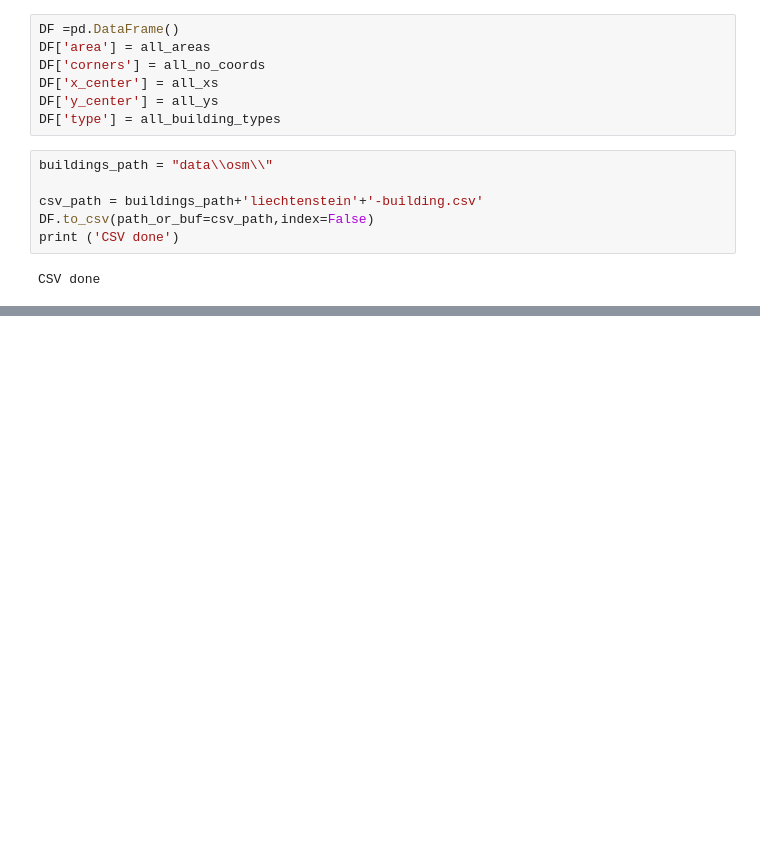
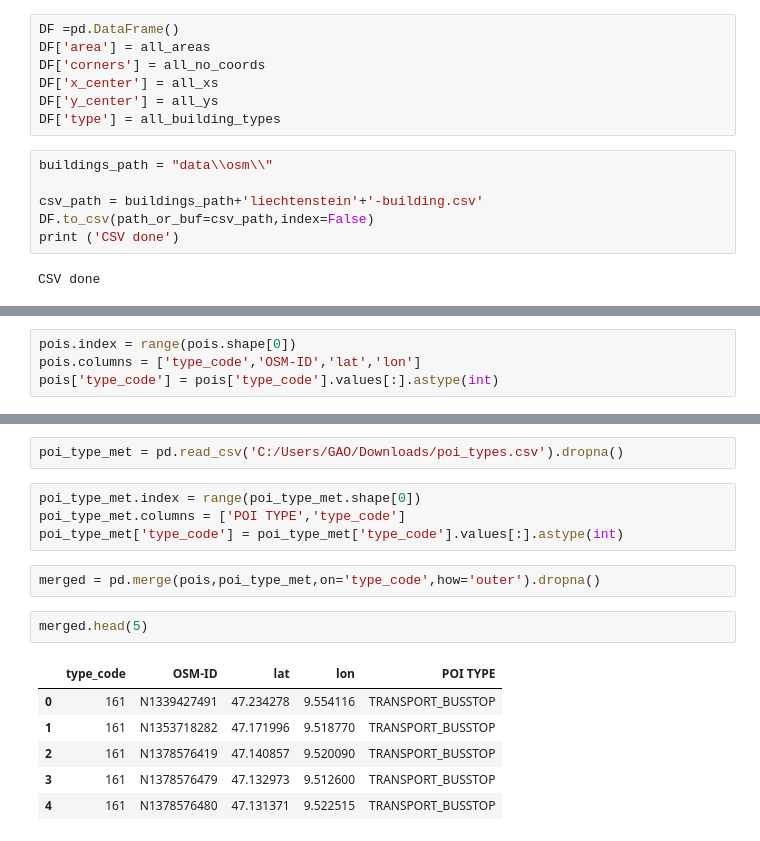
Before and after one commit to GAnagno/Social-Web, a Jupyter notebook: OSM.ipynb, the cells around one changed output, grey strips where cells are left out. Cells and saved outputs as stored; diff of their text form; blank space fills up the shorter version.

```diff
--- a/OSM.ipynb
+++ b/OSM.ipynb
@@ -127,0 +139,4 @@ CSV done
+# %%
+pois.index = range(pois.shape[0])
+pois.columns = ['type_code','OSM-ID','lat','lon']
+pois['type_code'] = pois['type_code'].values[:].astype(int)
@@ -127,0 +152,17 @@ CSV done
+# %%
+poi_type_met = pd.read_csv('C:/Users/GAO/Downloads/poi_types.csv').dropna()
+# %%
+poi_type_met.index = range(poi_type_met.shape[0])
+poi_type_met.columns = ['POI TYPE','type_code']
+poi_type_met['type_code'] = poi_type_met['type_code'].values[:].astype(int)
+# %%
+merged = pd.merge(pois,poi_type_met,on='type_code',how='outer').dropna()
+# %%
+merged.head(5)
+# %% [output]
+|  | type_code | OSM-ID | lat | lon | POI TYPE |
+| 0 | 161 | N1339427491 | 47.234278 | 9.554116 | TRANSPORT_BUSSTOP |
+| 1 | 161 | N1353718282 | 47.171996 | 9.518770 | TRANSPORT_BUSSTOP |
+| 2 | 161 | N1378576419 | 47.140857 | 9.520090 | TRANSPORT_BUSSTOP |
+| 3 | 161 | N1378576479 | 47.132973 | 9.512600 | TRANSPORT_BUSSTOP |
+| 4 | 161 | N1378576480 | 47.131371 | 9.522515 | TRANSPORT_BUSSTOP |
```
Also changed, not shown: parts of 12 cells of this notebook.
